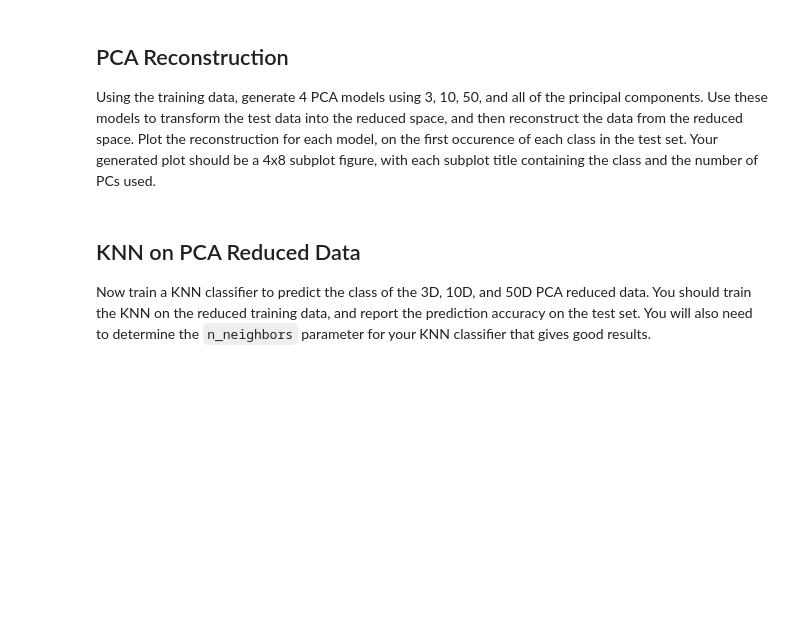
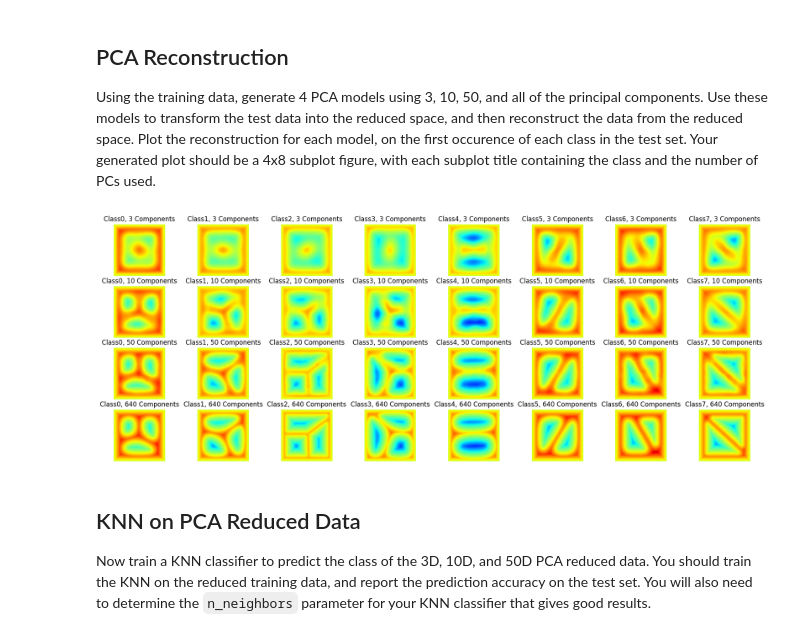
Before and after one commit to zsqu4re/ML-for-engineers, a Jupyter notebook: HW12/HW12/M12-HW1.ipynb, the cells around one changed output. Cells and saved outputs as stored; diff of their text form; code cells hidden in the pictures; blank space fills up the shorter version.

```diff
--- a/HW12/HW12/M12-HW1.ipynb
+++ b/HW12/HW12/M12-HW1.ipynb
@@ -67,0 +80,12 @@ Use `train_test_split()` to partition the data and labels into a training and te
+# %%
+# YOUR CODE GOES HERE
+X_train,X_test,y_train,y_test = train_test_split(data,labels,test_size = 0.2, random_state = 0)
+
+pca = PCA(n_components=25)
+pca.fit(X_train)
+
+explained_variance = pca.explained_variance_ratio_
+
+cumulative_variance = np.cumsum(explained_variance)
+n_components_90 = np.argmax(cumulative_variance >= 0.90) + 1
+print(n_components_90)
@@ -74,3 +98,29 @@ Using the training data, generate 4 PCA models using 3, 10, 50, and all of the p
+# %%
+# YOUR CODE GOES HERE
+
+
+max_components = min(X_train.shape[0], X_train.shape[1])
+nums = [3,10,50,max_components]
+classes = np.unique(y_test)
+
+fig, axes = plt.subplots(len(nums),len(classes),figsize=(22, 8))
+
+
+for j, num in enumerate(nums):
+    # Train PCA on the training data
+    pca = PCA(n_components=num)
+    pca.fit(X_train)
+
+    # Transform and reconstruct test data
+    X_test_reduced = pca.transform(X_test)
+    X_test_reconstructed = pca.inverse_transform(X_test_reduced)
+
+    for i, cls in enumerate(classes):
+        index = np.where(y_test== cls)[0][0]
+        recon = X_test_reconstructed[index]
+        plot_sdf(recon,axes[j][i],title = f'Class{cls}, {num} Components')
+# %% [output]
+[figure, added]
 # %% [markdown]
 ## KNN on PCA Reduced Data
 
```
Also changed, not shown: parts of 13 cells of this notebook, 8 other files.
